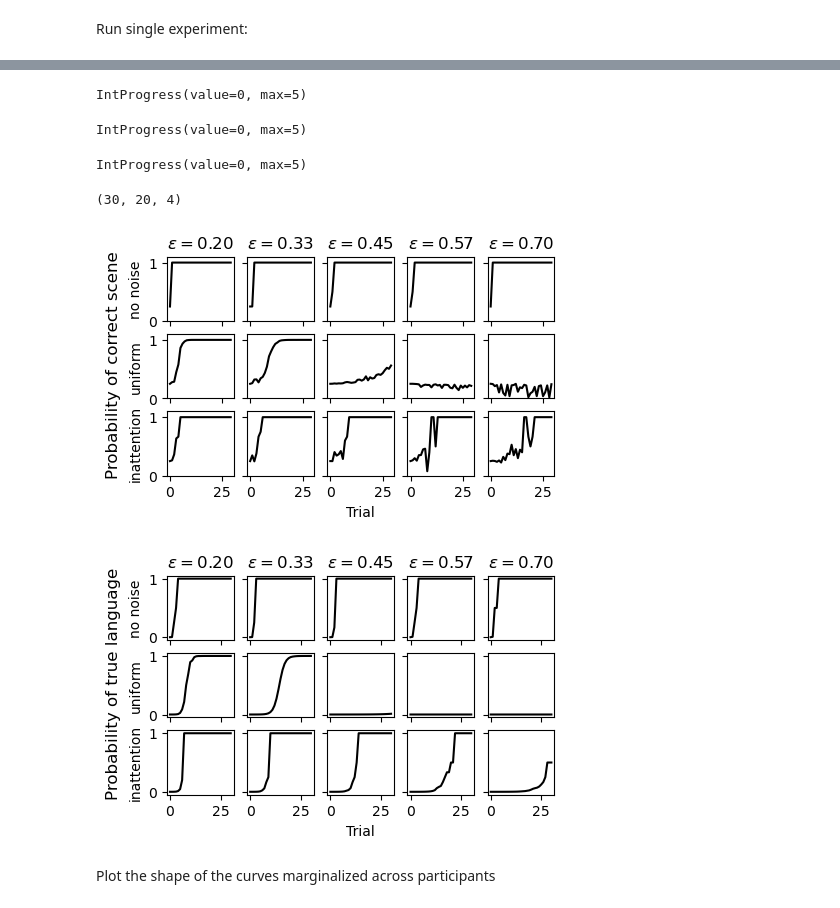
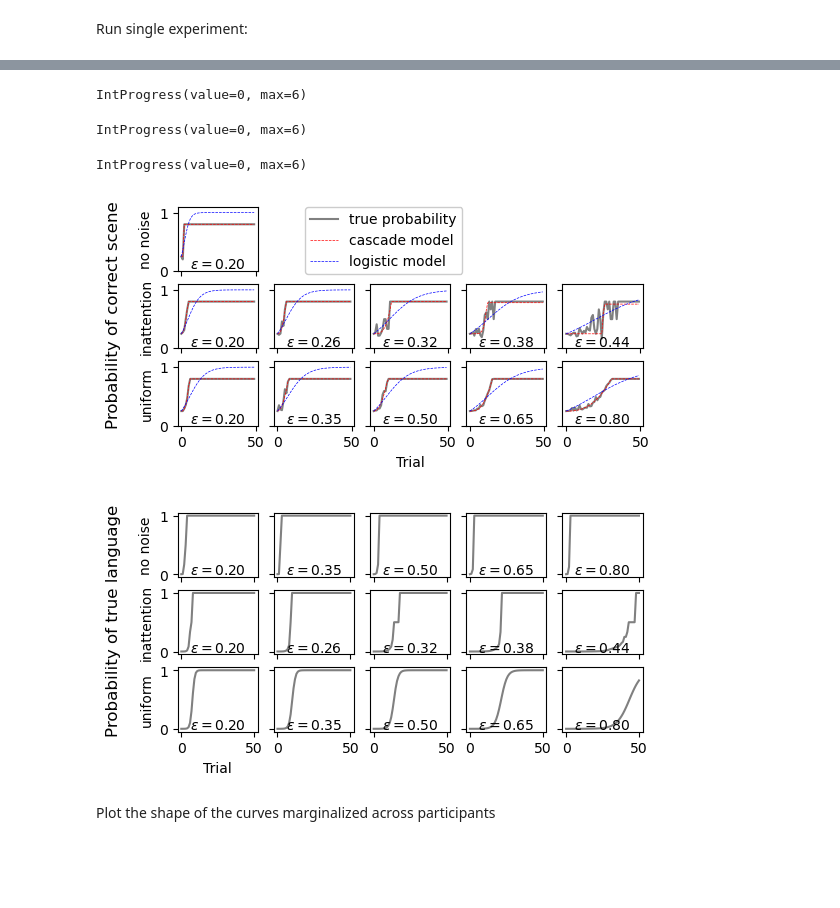
Before and after one commit to thelogicalgrammar/joint_learning, a Jupyter notebook: model/bayesian.ipynb, the cells around one changed output, grey strips where cells are left out. Cells and saved outputs as stored; diff of their text form; code cells hidden in the pictures; blank space fills up the shorter version.

```diff
--- a/model/bayesian.ipynb
+++ b/model/bayesian.ipynb
@@ -22,6 +24,7 @@ languages.shape
 # %% [markdown]
 Run single experiment:
 # %%
-n_trials = 30
-n_participants = 5
-noise_vector = np.linspace(0.2, 0.7, n_participants)
+n_trials = 50
+n_participants = 6
+noise_vector_uniform = np.linspace(0.2, 0.5, n_participants)
+noise_vector_ignore = np.linspace(0.2, 0.95, n_participants)
@@ -37,7 +46,7 @@ bayesian_results_noisefree = simulation_functions.simulate_full_experiment(
     noise_type='ignore'
 )
 # %% [output]
-IntProgress(value=0, max=5)
+IntProgress(value=0, max=6)
 # %%
 bayesian_results_ignore = simulation_functions.simulate_full_experiment(
     n_trials=n_trials,
@@ -45,12 +54,12 @@ bayesian_results_ignore = simulation_functions.simulate_full_experiment(
     true_languages_setting='unique',
     simulate_responses=True,
     negative_evidence=True,
-    noise=noise_vector,
+    noise=noise_vector_ignore,
     return_p_scene=True,
     noise_type='ignore'
 )
 # %% [output]
-IntProgress(value=0, max=5)
+IntProgress(value=0, max=6)
 # %%
 bayesian_results_uniform = simulation_functions.simulate_full_experiment(
     n_trials=n_trials,
@@ -58,14 +67,10 @@ bayesian_results_uniform = simulation_functions.simulate_full_experiment(
     true_languages_setting='unique',
     simulate_responses=True,
     negative_evidence=True,
-    noise=noise_vector,
+    noise=noise_vector_uniform,
     return_p_scene=True,
     noise_type='uniform'
 )
 # %% [output]
-IntProgress(value=0, max=5)
+IntProgress(value=0, max=6)
-# %%
-bayesian_results_ignore_marginalize['history_p_scenes'].shape
-# %% [output]
-(30, 20, 4)
 # %%
@@ -140,12 +208,19 @@ def plot_bayesian_results(bayesian_results_dict, save=False):
 # %%
-plot_bayesian_results({
-    'no noise': bayesian_results_noisefree,
-    'uniform': bayesian_results_uniform,
-    'inattention': bayesian_results_ignore,
-})
+plot_bayesian_results(
+    {
+        'no noise': bayesian_results_noisefree,
+        'inattention': bayesian_results_ignore,
+        'uniform': bayesian_results_uniform,
+    },
+    noise_vectors=[noise_vector_ignore, noise_vector_uniform, noise_vector_ignore],
+    # x_max=30,
+    pmax_for_true=0.8,
+    save=True,
+    pathadd='ceiling=0.8'
+)
 # %% [output]
-[figure, old version]
+[figure, new version]
-[figure, old version]
+[figure, new version]
 # %% [markdown]
 Plot the shape of the curves marginalized across participants
 # %%
```
Also changed, not shown: parts of 4 cells of this notebook, 29 other files.
